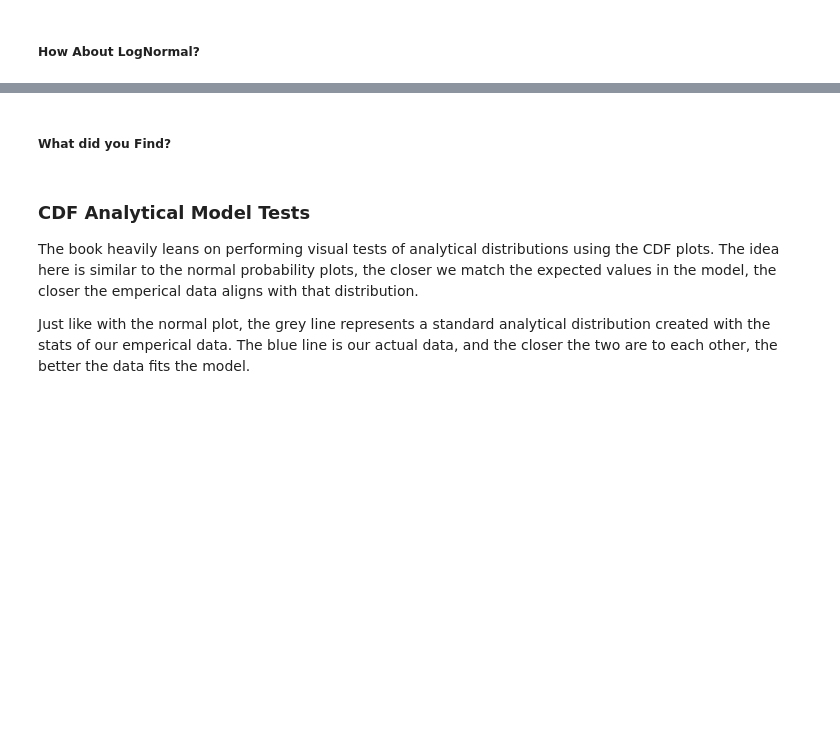
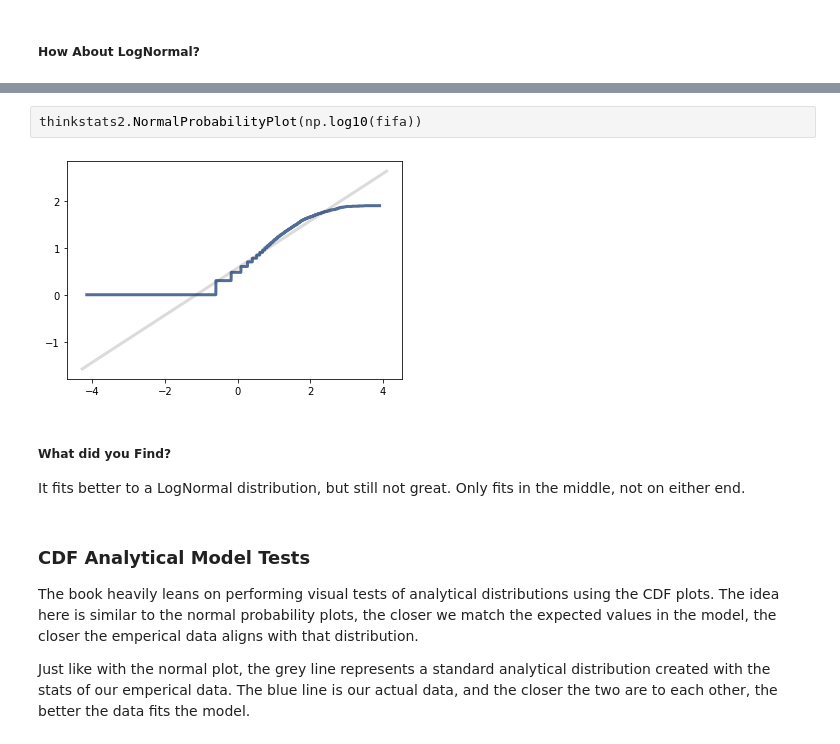
Before and after one commit to ASykes4/Basic_Stats_in_Python_Student_Workbooks, a Jupyter notebook: 008_Analytical_Dist.ipynb, the cells around one changed output, grey strips where cells are left out. Cells and saved outputs as stored; diff of their text form; blank space fills up the shorter version.

```diff
--- a/008_Analytical_Dist.ipynb
+++ b/008_Analytical_Dist.ipynb
@@ -441,5 +450,10 @@ Name: Wage, dtype: float64
-# %% [markdown]
-##### What did you Find?
+# %%
+thinkstats2.NormalProbabilityPlot(np.log10(fifa))
+# %% [output]
+[figure, added]
+# %% [markdown]
+##### What did you Find?
+It fits better to a LogNormal distribution, but still not great. Only fits in the middle, not on either end.
 # %% [markdown]
 ### CDF Analytical Model Tests
 
```
Also changed, not shown: parts of 23 cells of this notebook.
